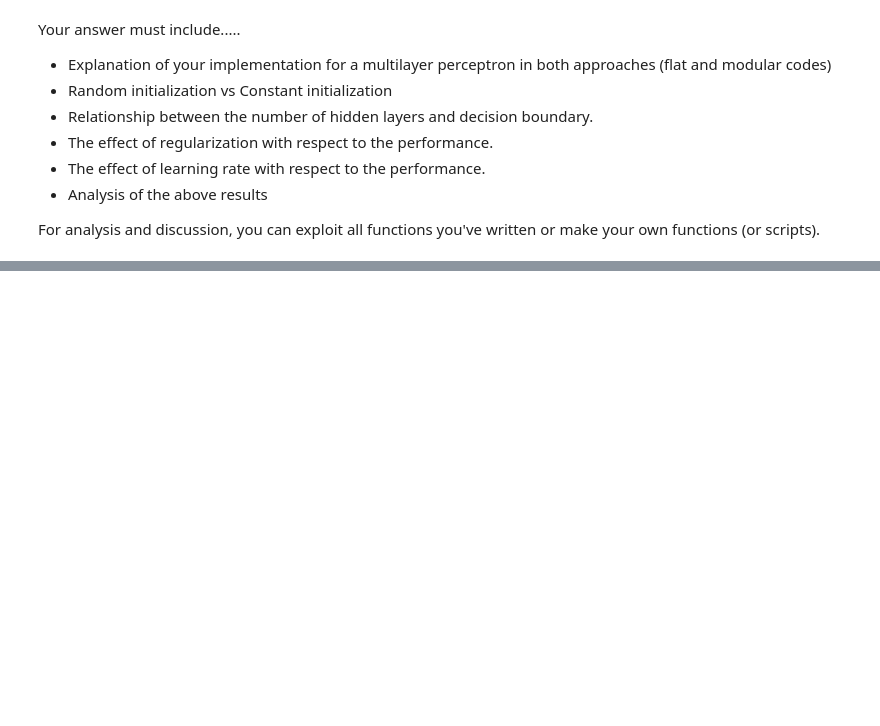
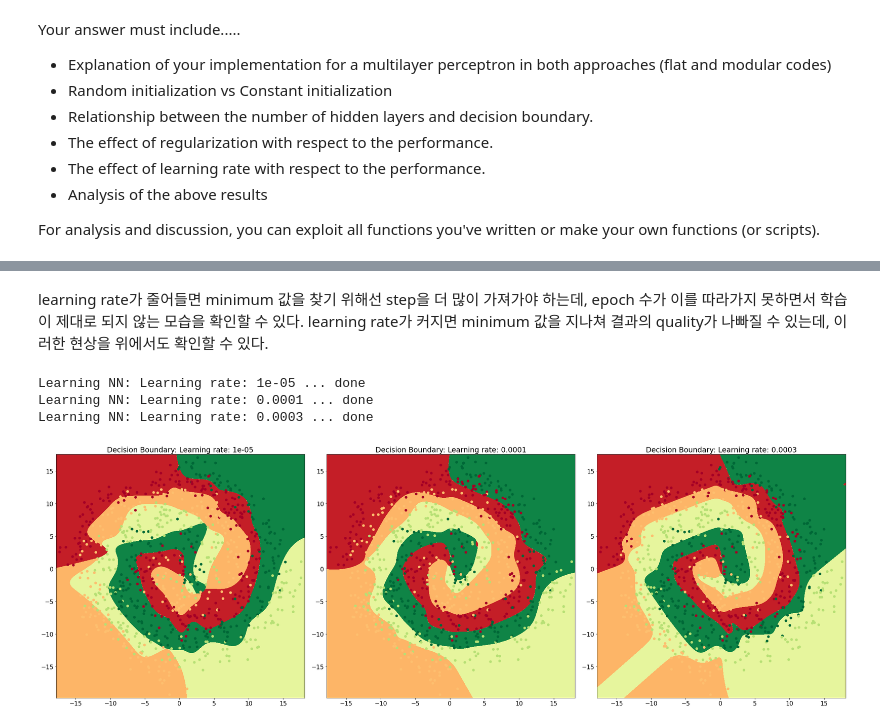
Before and after one commit to ggu1012/basic_ai, a Jupyter notebook: project8_neural_network/2021_P08_neural_network.ipynb, the cells around one changed output, grey strips where cells are left out. Cells and saved outputs as stored; diff of their text form; code cells hidden in the pictures; blank space fills up the shorter version.

```diff
--- a/project8_neural_network/2021_P08_neural_network.ipynb
+++ b/project8_neural_network/2021_P08_neural_network.ipynb
@@ -397,0 +483,28 @@ For analysis and discussion, you can exploit all functions you've written or mak
+# %% [markdown]
+learning rate가 줄어들면 minimum 값을 찾기 위해선 step을 더 많이 가져가야 하는데, epoch 수가 이를 따라가지 못하면서 학습이 제대로 되지 않는 모습을 확인할 수 있다. learning rate가 커지면 minimum 값을 지나쳐 결과의 quality가 나빠질 수 있는데, 이러한 현상을 위에서도 확인할 수 있다.
+# %%
+np.random.seed(0)
+
+nn_input_dim = 2
+nn_hdim = 10
+nn_output_dim = 4
+
+
+tup = [(1e-5, 200000), (1e-4, 50000), (3e-4, 40000)]
+for i, j in enumerate(tup):
+    lr, epoch = j
+    plt.subplot(1, 3, i+1)
+    plt.title(f"Decision Boundary: Learning rate: {lr}")
+    model = NeuralNetwork(nn_input_dim, nn_hdim, nn_hdim, nn_output_dim, init='random')
+    stats = model.train(X_train, y_train, learning_rate=lr, L2_norm=0.1, epoch=epoch, print_loss=False)
+    plot_decision_boundary(lambda x: model.predict(x), X_train, y_train)
+    print(f"Learning NN: Learning rate: {lr} ... done")
+
+plt.gcf().set_size_inches(30, 10)
+plt.tight_layout()
+plt.show()
+# %% [output]
+Learning NN: Learning rate: 1e-05 ... done
+Learning NN: Learning rate: 0.0001 ... done
+Learning NN: Learning rate: 0.0003 ... done
+[figure, added]
```
Also changed, not shown: parts of 20 cells of this notebook, 1 other file.
